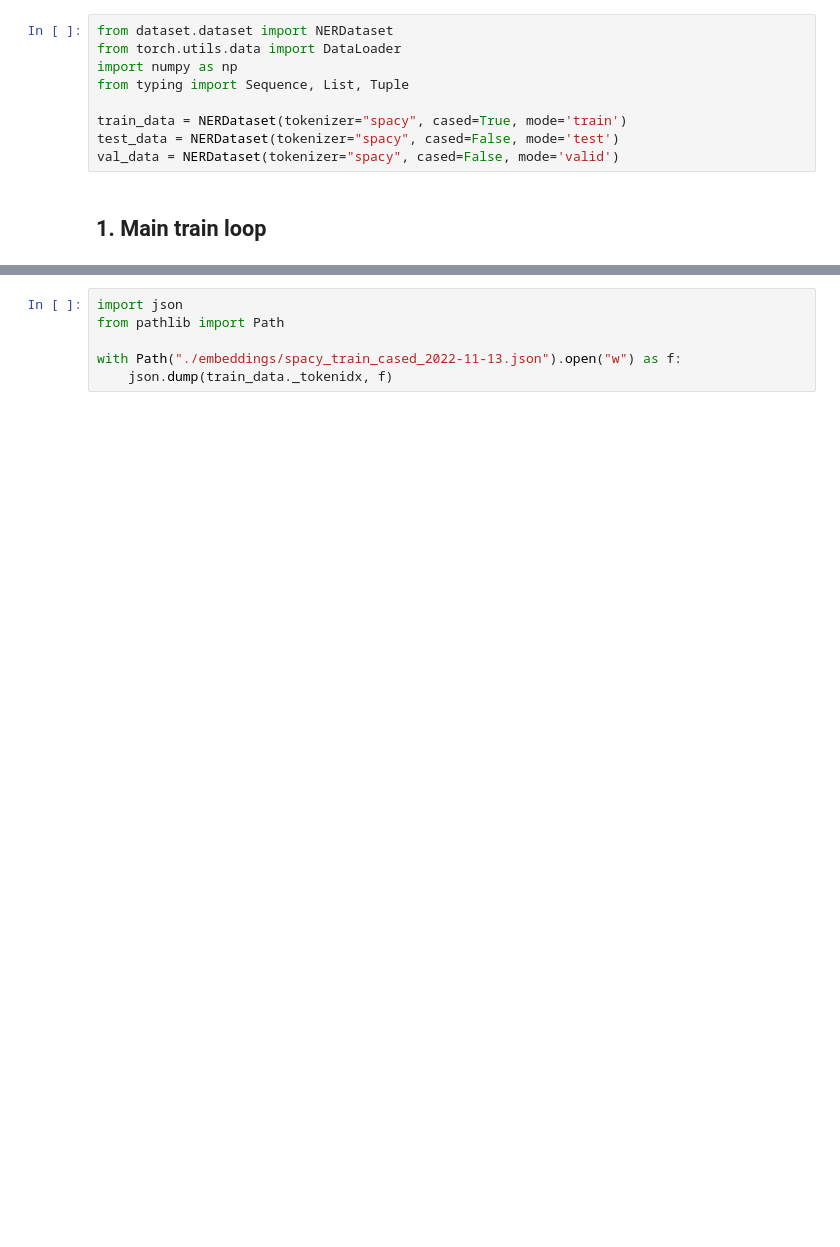
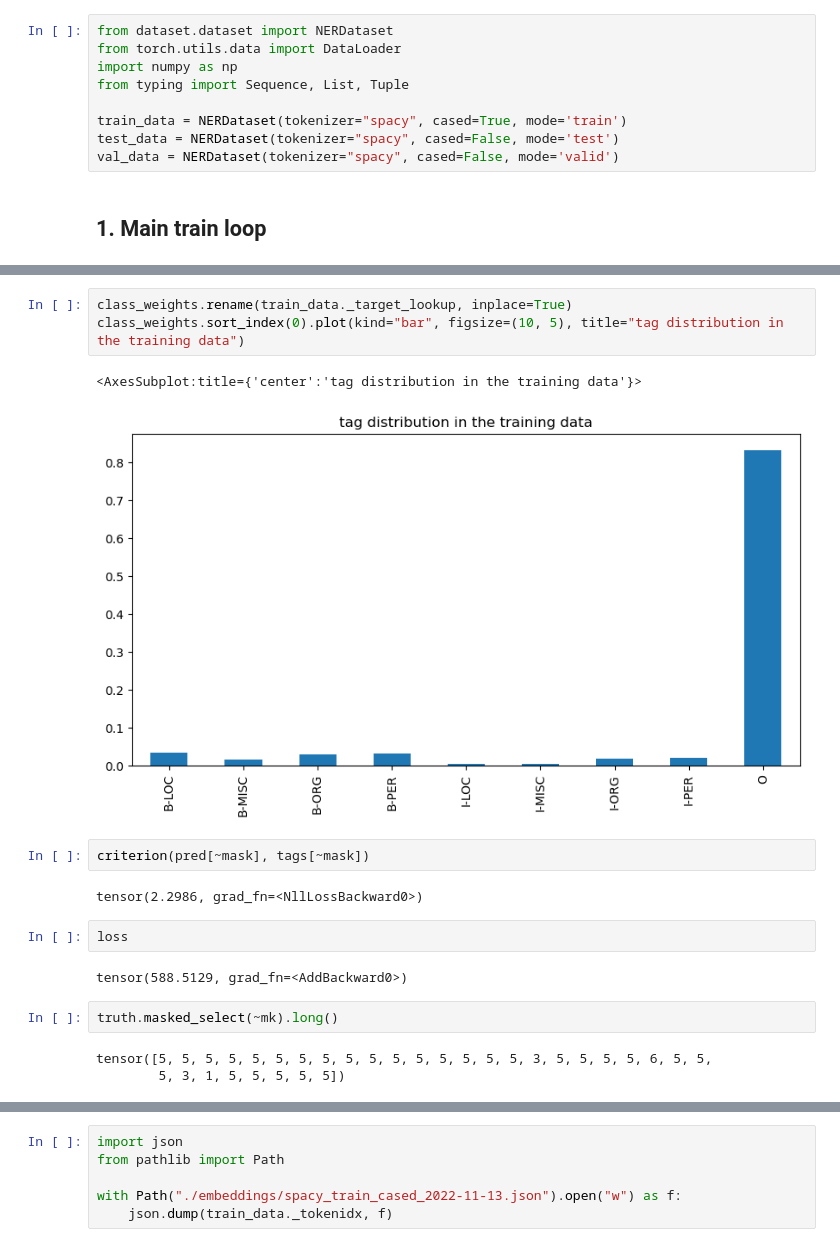
Before and after one commit to pauljhp/NERTagging, a Jupyter notebook: train.ipynb, the cells around one changed output, grey strips where cells are left out. Cells and saved outputs as stored; diff of their text form; blank space fills up the shorter version.

```diff
--- a/train.ipynb
+++ b/train.ipynb
@@ -146,0 +165,19 @@ TypeError: __init__() missing 1 required positional argument: 'pad_token_idx'
+# %%
+class_weights.rename(train_data._target_lookup, inplace=True)
+class_weights.sort_index(0).plot(kind="bar", figsize=(10, 5), title="tag distribution in the training data")
+# %% [output]
+<AxesSubplot:title={'center':'tag distribution in the training data'}>
+[figure, added]
+# %%
+criterion(pred[~mask], tags[~mask])
+# %% [output]
+tensor(2.2986, grad_fn=<NllLossBackward0>)
+# %%
+loss
+# %% [output]
+tensor(588.5129, grad_fn=<AddBackward0>)
+# %%
+truth.masked_select(~mk).long()
+# %% [output]
+tensor([5, 5, 5, 5, 5, 5, 5, 5, 5, 5, 5, 5, 5, 5, 5, 5, 3, 5, 5, 5, 5, 6, 5, 5,
+        5, 3, 1, 5, 5, 5, 5, 5])
```
Also changed, not shown: parts of 16 cells of this notebook, 6 other files.
